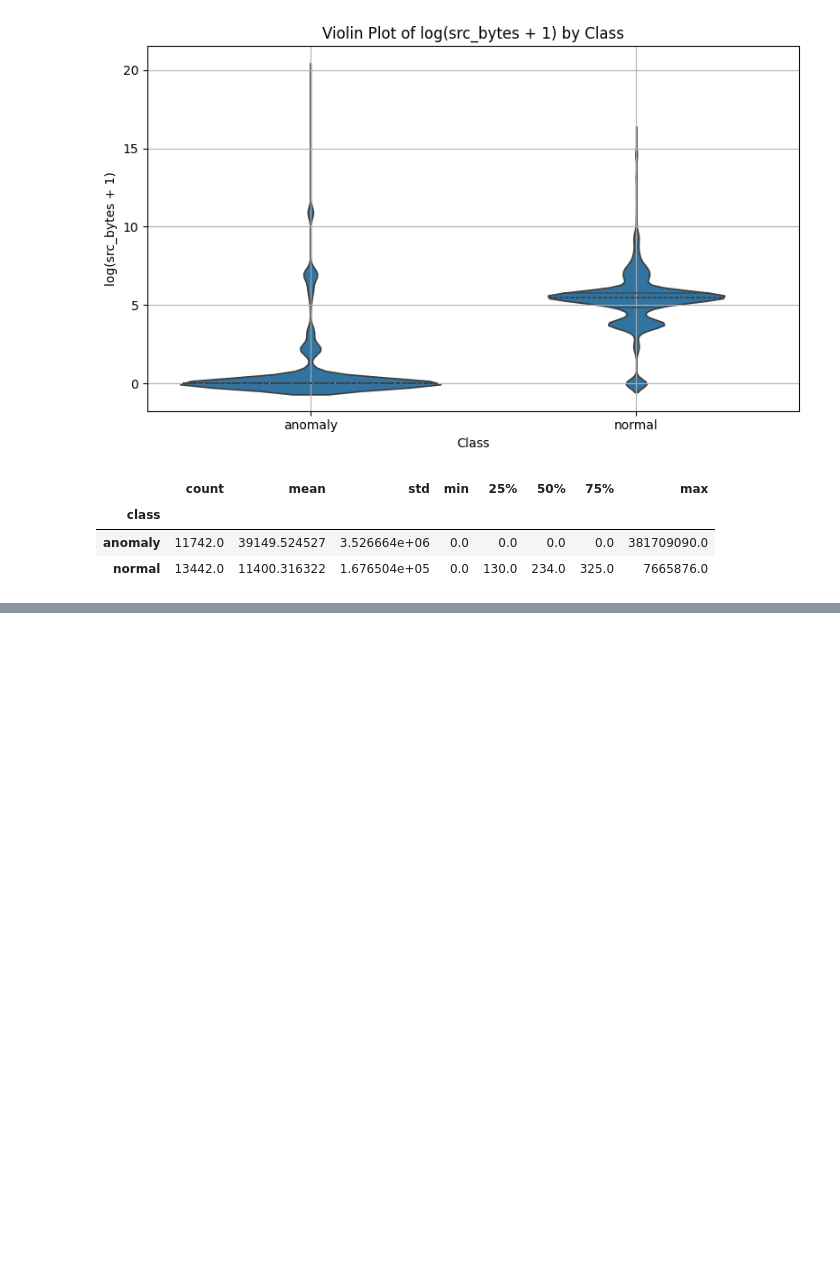
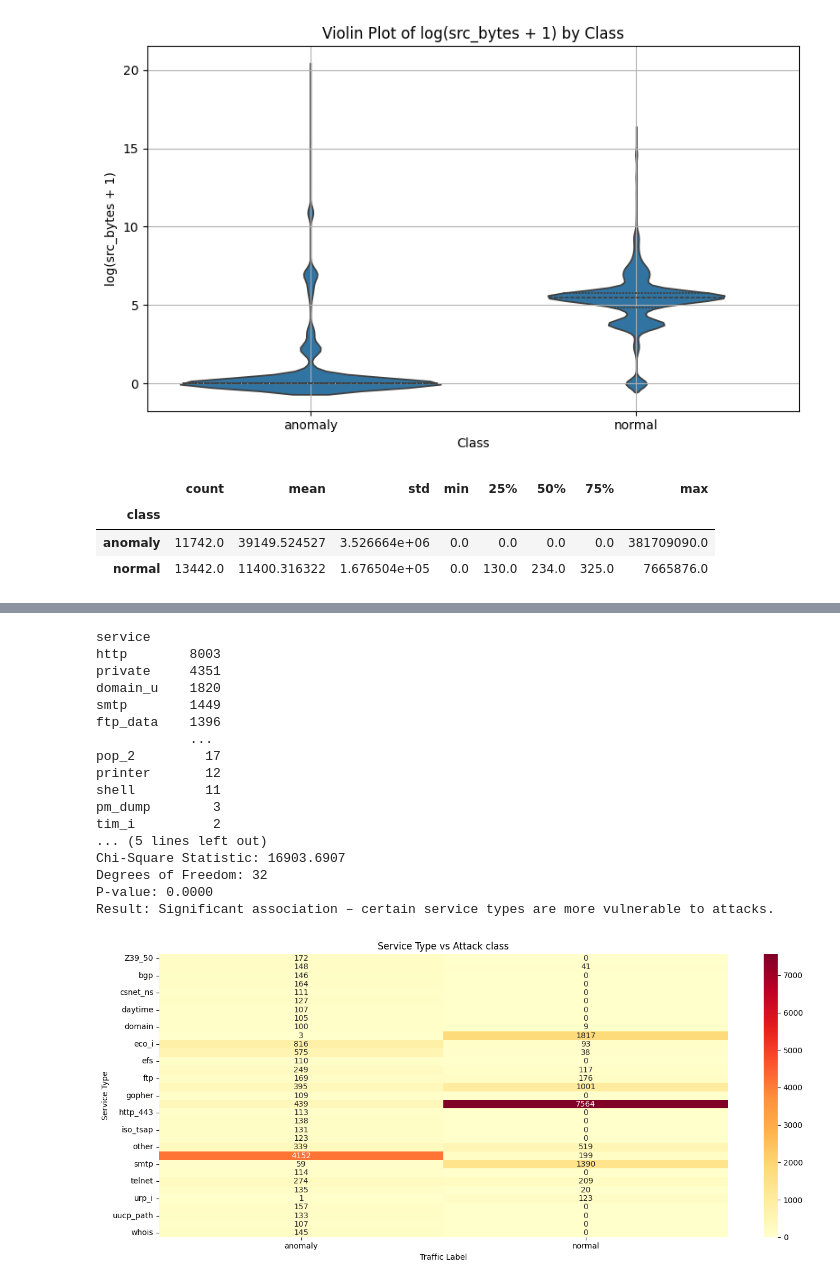
Before and after one commit to SelinaFischer/unmasking_hidden_cyber_threats_t5, a Jupyter notebook: jupyter_notebooks/3. statistical_analysis.ipynb, the cells around one changed output, grey strips where cells are left out. Cells and saved outputs as stored; diff of their text form; code cells hidden in the pictures; blank space fills up the shorter version.

```diff
--- a/jupyter_notebooks/3. statistical_analysis.ipynb
+++ b/jupyter_notebooks/3. statistical_analysis.ipynb
@@ -250,0 +296,63 @@ summary_stats
+# %%
+# Import libraries
+import pandas as pd
+import seaborn as sns
+import matplotlib.pyplot as plt
+from scipy.stats import chi2_contingency
+
+# Load cleaned dataset (update path if needed)
+df = pd.read_csv('../Data/Cleaned/cleaned_train.csv')
+
+# View unique service types and label counts
+print(df['service'].value_counts())
+print(df['class'].value_counts())
+
+# Create a contingency table: service type vs label
+service_attack_table = pd.crosstab(df['service'], df['class'])
+
+# Filter out rare service types (to remove sparse noise)
+threshold = 100
+common_services = service_attack_table.sum(axis=1) > threshold
+filtered_table = service_attack_table[common_services]
+
+# Perform Chi-Square Test of Independence
+chi2, p, dof, expected = chi2_contingency(filtered_table)
+
+# Output results
+print(f"Chi-Square Statistic: {chi2:.4f}")
+print(f"Degrees of Freedom: {dof}")
+print(f"P-value: {p:.4f}")
+
+# Interpretation
+if p < 0.05:
+    print("Result: Significant association – certain service types are more vulnerable to attacks.")
+else:
+    print("Result: No significant association – service types and attacks appear independent.")
+
+# Optional: Visualisation
+plt.figure(figsize=(14,6))
+sns.heatmap(filtered_table, annot=True, fmt="d", cmap="YlOrRd")
+plt.title("Service Type vs Attack class")
+plt.ylabel("Service Type")
+plt.xlabel("Traffic Label")
+plt.tight_layout()
+plt.show()
+# %% [output]
+service
+http        8003
+private     4351
+domain_u    1820
+smtp        1449
+ftp_data    1396
+            ...
+pop_2         17
+printer       12
+shell         11
+pm_dump        3
+tim_i          2
+... (5 lines left out)
+Chi-Square Statistic: 16903.6907
+Degrees of Freedom: 32
+P-value: 0.0000
+Result: Significant association – certain service types are more vulnerable to attacks.
+[figure, added]
```
Also changed, not shown: parts of 4 cells of this notebook.
